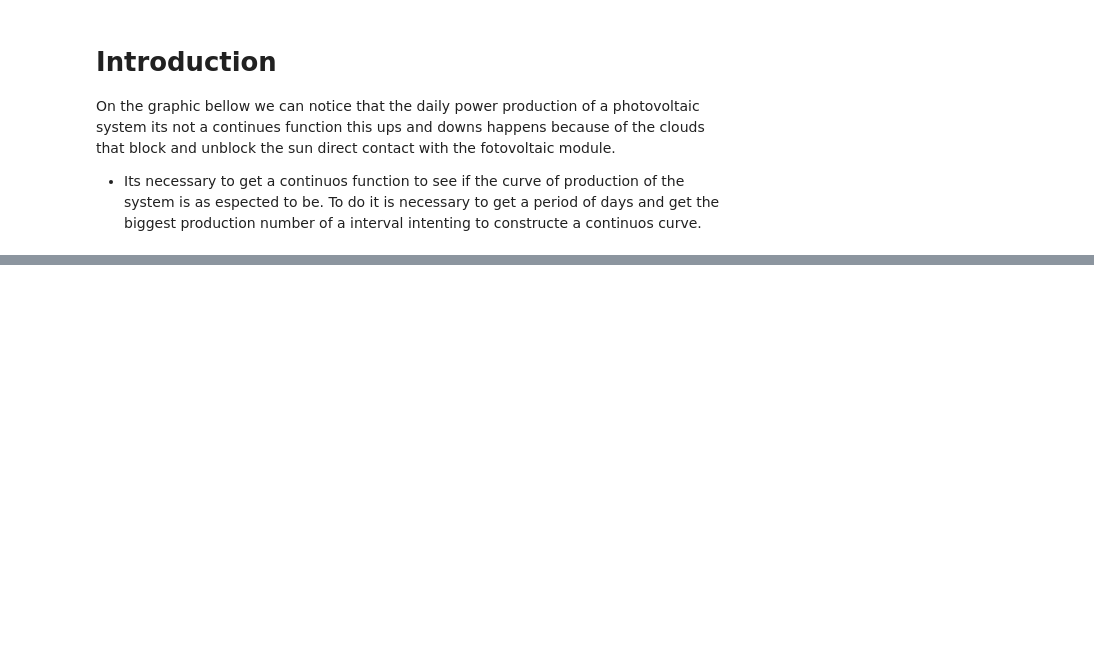
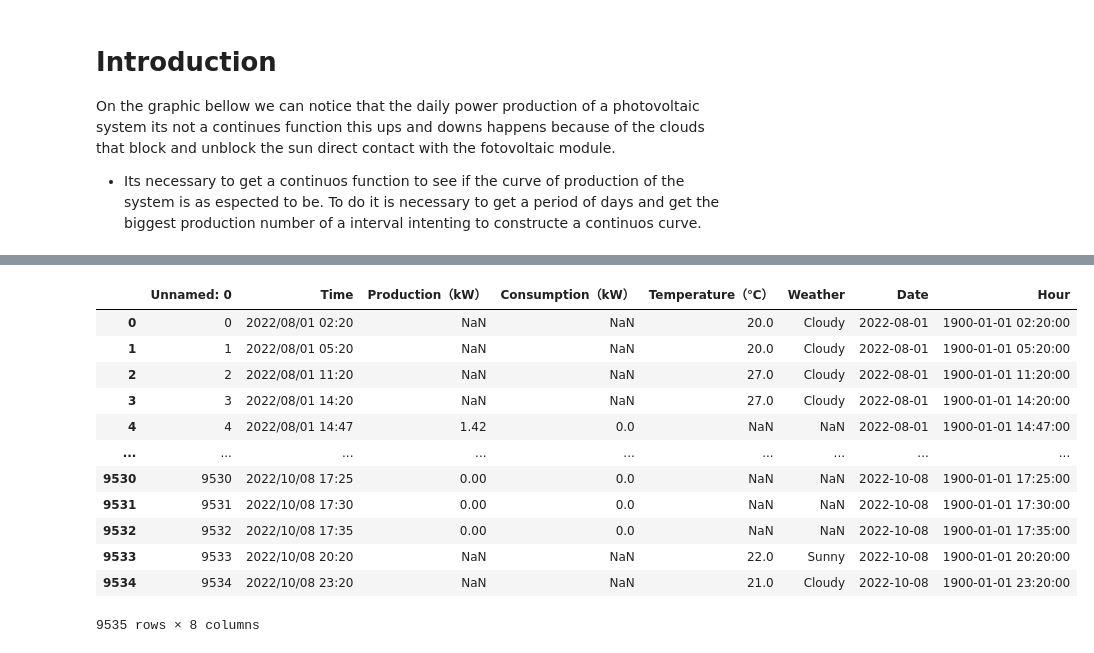
Before and after one commit to oakthyago/Electrical-Demand-Brazil, a Jupyter notebook: analysing-data.ipynb, the cells around one changed output, grey strips where cells are left out. Drawn from its saved outputs; the diff is of its cells as text; code cells hidden in the pictures; blank space fills up the shorter version.

```diff
--- a/analysing-data.ipynb
+++ b/analysing-data.ipynb
@@ -23,0 +35,16 @@ df[df["Date"] == "2022/09/09"]["Production（kW）"].plot()
+# %%
+df2
+# %% [output]
+|  | Unnamed: 0 | Time | Production（kW） | Consumption（kW） | Temperature（℃） | Weather | Date | Hour |
+| 0 | 0 | 2022/08/01 02:20 | NaN | NaN | 20.0 | Cloudy | 2022-08-01 | 1900-01-01 02:20:00 |
+| 1 | 1 | 2022/08/01 05:20 | NaN | NaN | 20.0 | Cloudy | 2022-08-01 | 1900-01-01 05:20:00 |
+| 2 | 2 | 2022/08/01 11:20 | NaN | NaN | 27.0 | Cloudy | 2022-08-01 | 1900-01-01 11:20:00 |
+| 3 | 3 | 2022/08/01 14:20 | NaN | NaN | 27.0 | Cloudy | 2022-08-01 | 1900-01-01 14:20:00 |
+| 4 | 4 | 2022/08/01 14:47 | 1.42 | 0.0 | NaN | NaN | 2022-08-01 | 1900-01-01 14:47:00 |
+| ... | ... | ... | ... | ... | ... | ... | ... | ... |
+| 9530 | 9530 | 2022/10/08 17:25 | 0.00 | 0.0 | NaN | NaN | 2022-10-08 | 1900-01-01 17:25:00 |
+| 9531 | 9531 | 2022/10/08 17:30 | 0.00 | 0.0 | NaN | NaN | 2022-10-08 | 1900-01-01 17:30:00 |
+| 9532 | 9532 | 2022/10/08 17:35 | 0.00 | 0.0 | NaN | NaN | 2022-10-08 | 1900-01-01 17:35:00 |
+| 9533 | 9533 | 2022/10/08 20:20 | NaN | NaN | 22.0 | Sunny | 2022-10-08 | 1900-01-01 20:20:00 |
+| 9534 | 9534 | 2022/10/08 23:20 | NaN | NaN | 21.0 | Cloudy | 2022-10-08 | 1900-01-01 23:20:00 |
+9535 rows × 8 columns
```
Also changed, not shown: parts of 12 cells of this notebook.
